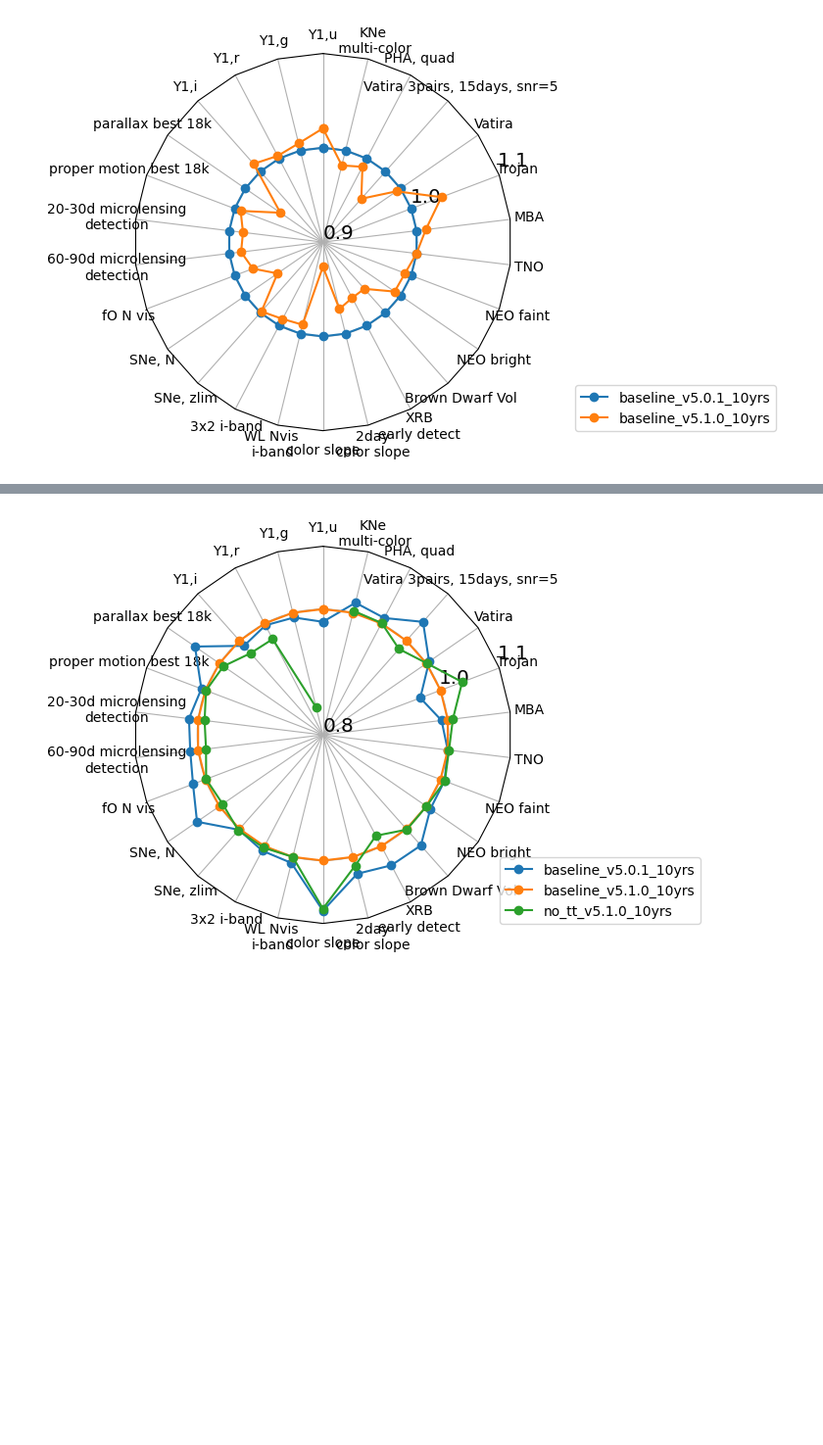
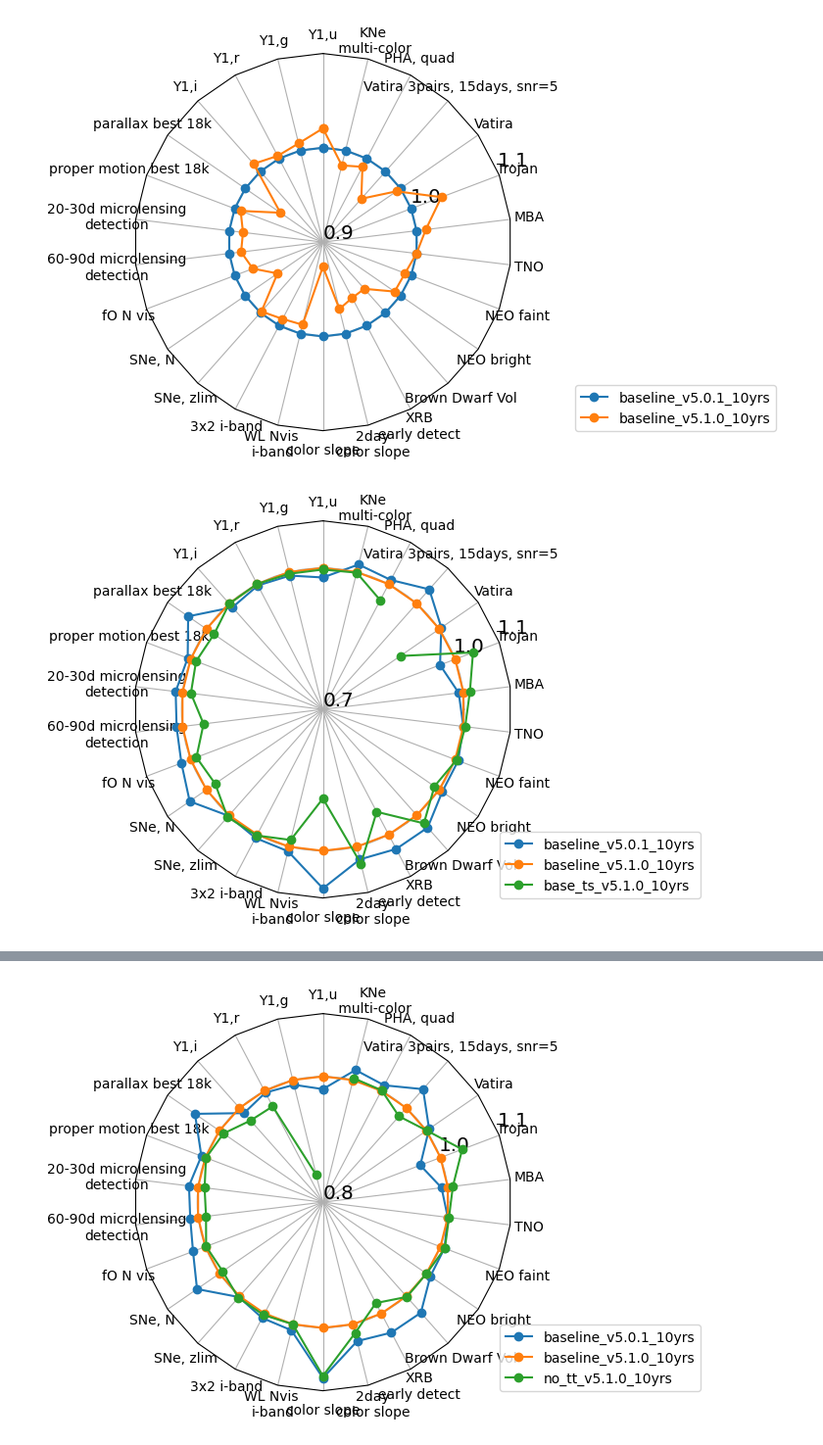
Before and after one commit to lsst-sims/sims_featureScheduler_runs5.1, a Jupyter notebook: maf/quick_look.ipynb, the cells around one changed output, grey strips where cells are left out. Shown at 98% size. Saved outputs shown, nothing was run; the diff lists cells and outputs as text; code cells hidden in the pictures; blank space fills up the shorter version.

```diff
--- a/maf/quick_look.ipynb
+++ b/maf/quick_look.ipynb
@@ -231,3 +231,11 @@ ndata = norm_df(data, runs, cols=data.columns.values.tolist(),
 fig, ax = radar(ndata, legend=True, rgrids=[0.9, 1.0, 1.1], bbox_to_anchor=(1.7, 0))
 # %% [output]
 [figure]
+# %%
+runs = ['baseline_v5.0.1_10yrs', 'baseline_v5.1.0_10yrs'] + [run for run in data_loaded.index if 'base_ts' in run]
+
+ndata = norm_df(data, runs, cols=data.columns.values.tolist(),
+                invert_cols=invert_cols, mag_cols = mag_cols, norm_run='baseline_v5.1.0_10yrs')
+fig, ax = radar(ndata, legend=True, rgrids=[0.7, 1.0, 1.1], bbox_to_anchor=(1.5, 0))
+# %% [output]
+[figure, added]
```
Also changed, not shown: parts of 2 cells of this notebook.
